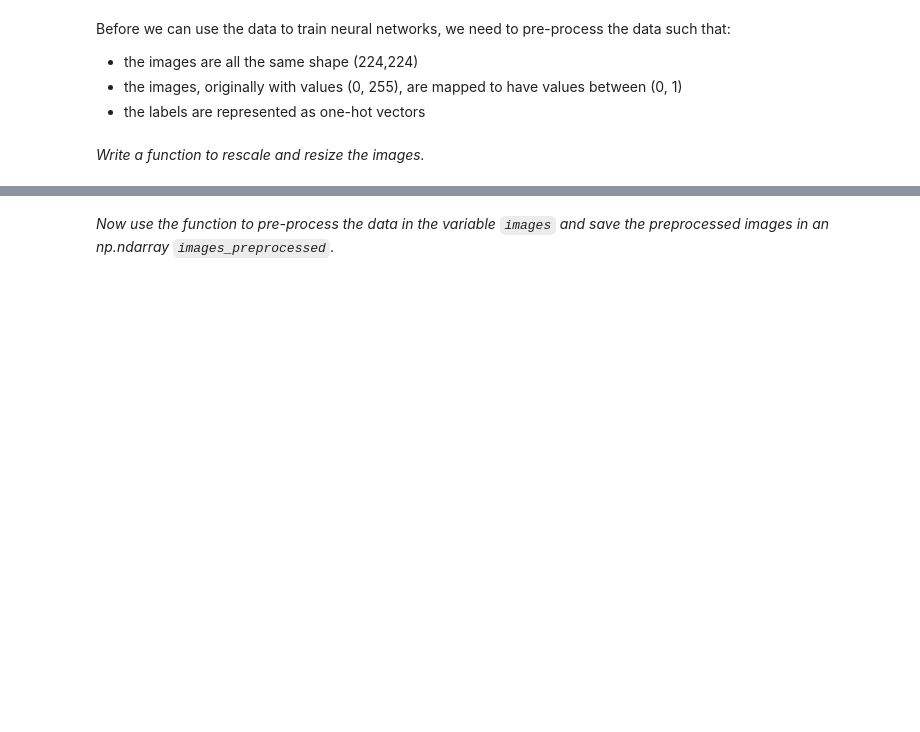
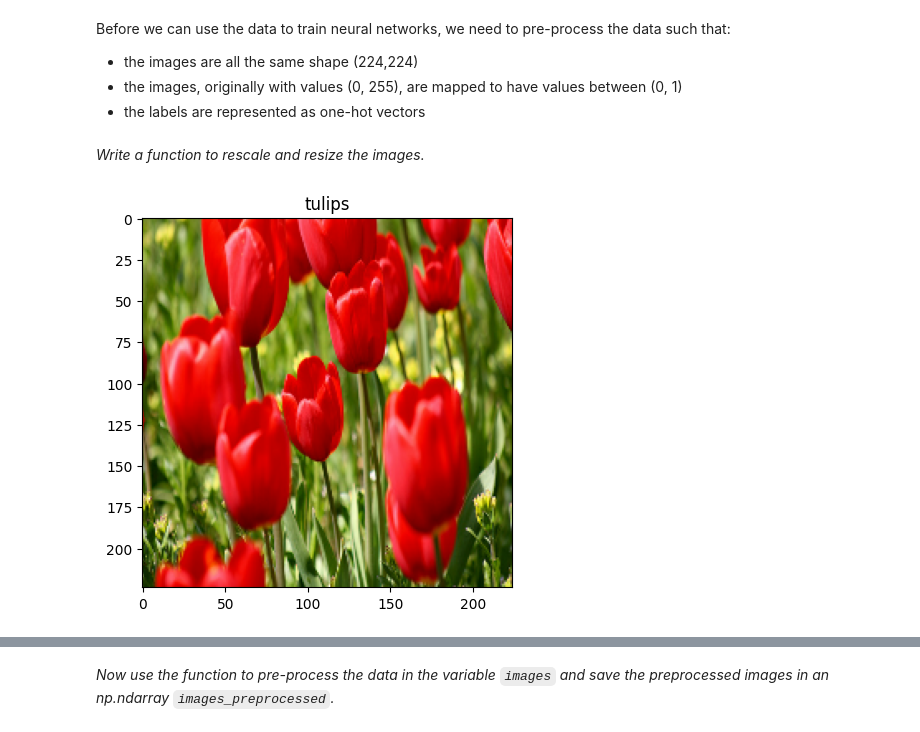
Before and after one commit to bennylao/ucl-ml-big-data, a Jupyter notebook: Coursework/spce0038_coursework_tf_23210403.ipynb, the cells around one changed output, grey strips where cells are left out. Saved outputs shown, nothing was run; the diff lists cells and outputs as text; code cells hidden in the pictures; blank space fills up the shorter version.

```diff
--- a/Coursework/spce0038_coursework_tf_23210403.ipynb
+++ b/Coursework/spce0038_coursework_tf_23210403.ipynb
@@ -110,9 +98,14 @@ _Write a function to rescale and resize the images._
 # %%
 def rescale_and_resize(image):
     # YOUR CODE HERE
-    raise NotImplementedError()
+    height = 224
+    width = 224
+    preprocessed_image = tf.image.resize(images=image, size=[height, width], preserve_aspect_ratio=False)
+    preprocessed_image = preprocessed_image / 255
     return preprocessed_image
 
 show_image(rescale_and_resize(images[0]), targets[0])
+# %% [output]
+[figure, added]
 # %%
 check_var_defined('rescale_and_resize')
```
Also changed, not shown: parts of 46 cells of this notebook, 1 other file.
